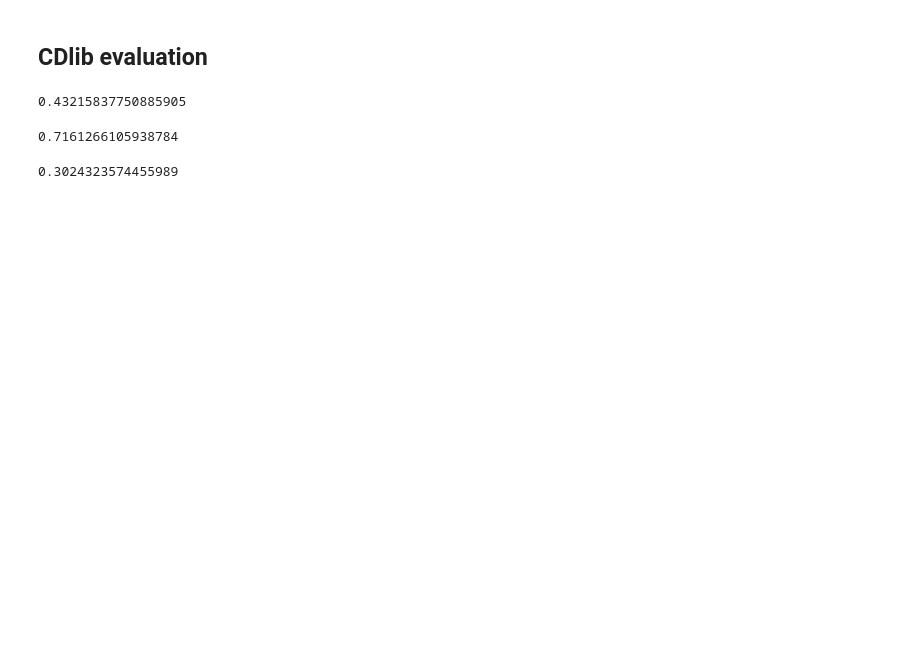
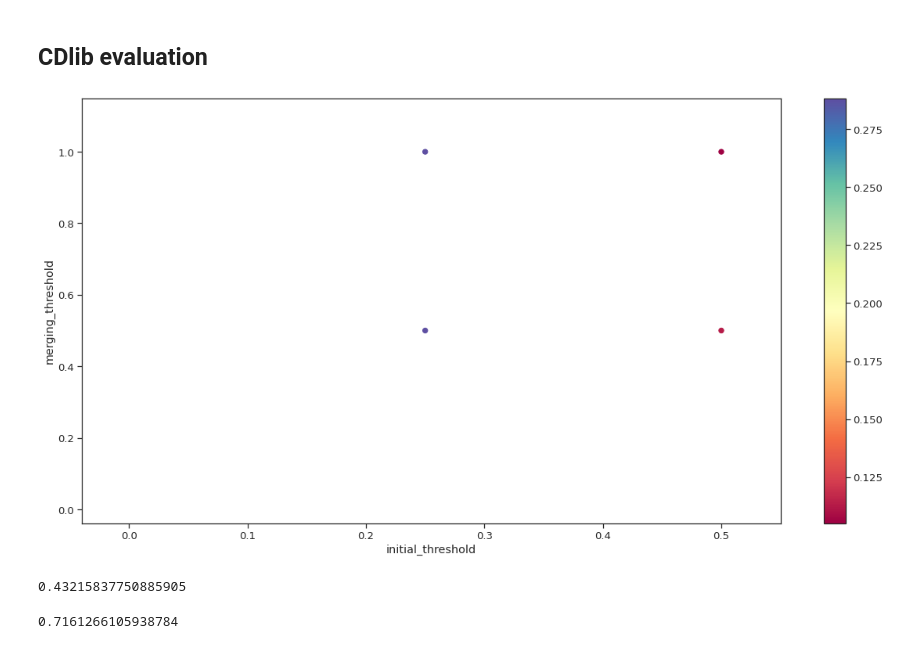
Before and after one commit to nidiamcl/stream-graph, a Jupyter notebook: streamgraph/evaluation.ipynb, the cells around one changed output. Drawn from its saved outputs; the diff is of its cells as text; code cells hidden in the pictures; blank space fills up the shorter version.

```diff
--- a/streamgraph/evaluation.ipynb
+++ b/streamgraph/evaluation.ipynb
@@ -119,0 +49,7 @@ remaining clusters: 42
+# %%
+# turn scores (dict) into dataframe
+df = pd.DataFrame.from_dict(d, orient='index')
+
+# sort by score to see best score
+df = df.sort_values(by='score', ascending=False)
+df.head()
@@ -120,35 +62,20 @@ remaining clusters: 42
 # %% [markdown]
 ## CDlib evaluation
+# %%
+plotScores(df, email)
+# %% [output]
+[figure, added]
+# %%
+# email with Louvain
+communities = louvain(g)
+mod = evaluation.newman_girvan_modularity(g,communities)
+mod.score
+# %% [output]
+0.43215837750885905
 # %%
-# with Louvain
-communities = louvain(graph)
+# youtube with Louvain
+communities = louvain(g)
 mod = evaluation.newman_girvan_modularity(graph,communities)
 mod.score
 # %% [output]
-0.43215837750885905
+0.7161266105938784
-# %%
-# youtube with Louvain
-communities = louvain(graph)
-mod = evaluation.newman_girvan_modularity(graph,communities)
-mod.score
-# %% [output]
-0.7161266105938784
-# %%
-'''
-with our algorithm
-
-create NodeClustering object
-    Parameters
-    communities – list of communities
-    graph – a networkx/igraph object
-    method_name – community discovery algorithm name
-'''
-
-clusters = list(merged_fmap.values())
-method = 'Nidia'
-
-c = cdlib.classes.node_clustering.NodeClustering(clusters, graph, method)
-score = evaluation.newman_girvan_modularity(graph,c).score
-score
-# %% [output]
-0.3024323574455989
```
Also changed, not shown: parts of 31 cells of this notebook, 3 other files.
